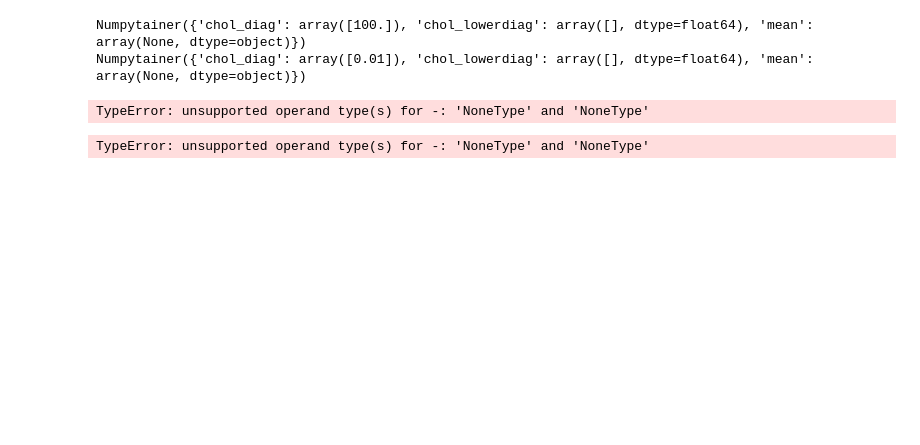
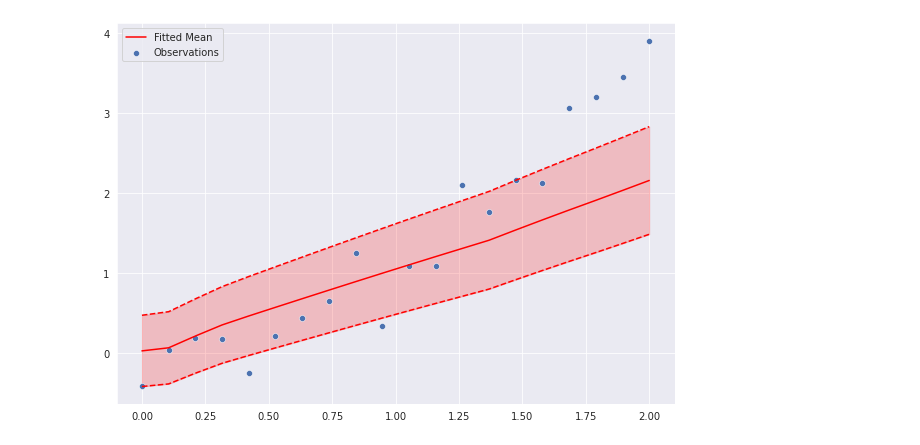
Before and after one commit to MABilton/approx_post, a Jupyter notebook: examples/amortised_example.ipynb, the cells around one changed output. Drawn from its saved outputs; the diff is of its cells as text; code cells hidden in the pictures; blank space fills up the shorter version.

Commit message:
Neural network functionality added (yet to be comprehensively tested.

```diff
--- a/examples/amortised_example.ipynb
+++ b/examples/amortised_example.ipynb
@@ -39,4 +42,5 @@ plt.show()
 # %%
 # Create Gaussian approximate distribution:
-approx = ApproximateDistribution.gaussian(ndim)
-approx = AmortisedApproximation.nn(approx, ndim)
+prngkey = jax.random.PRNGKey(21)
+approx_dist = approx.Gaussian(ndim, var_bounds = (None, 1))
+amortised_dist = amortised.NeuralNetwork(approx_dist, ndim, prngkey, num_layers=5, width=10, activation='relu')
@@ -50,15 +52,19 @@ joint = JointDistribution.from_model(model, noise_cov, prior_mean, prior_cov, mo
 # %%
-loss = reverse_kl(approx, joint, use_reparameterisation=True)
-# Need to flatten data along num_obs dimension:
-approx = approx.fit(loss, data.reshape(-1, ndim), verbose=True)
+# prngkey = jax.random.PRNGKey(20)
+# loss = losses.ReverseKL(joint_dist, use_reparameterisation=True)
+# optimiser = optimisers.Adam()
+# optimiser.fit(amortised_dist, loss, data, prngkey, verbose=True)
-# %% [output]
-Numpytainer({'chol_diag': array([100.]), 'chol_lowerdiag': array([], dtype=float64), 'mean': array(None, dtype=object)})
-Numpytainer({'chol_diag': array([0.01]), 'chol_lowerdiag': array([], dtype=float64), 'mean': array(None, dtype=object)})
-TypeError: unsupported operand type(s) for -: 'NoneType' and 'NoneType'
-# %%
-from arraytainers import Numpytainer
-
-A = Numpytainer({'chol_lowerdiag': np.array([]), 'mean': np.array(None, dtype=object)})
-B = Numpytainer({'chol_lowerdiag': np.array([]), 'mean': np.array(None, dtype=object)})
-# %% [output]
-TypeError: unsupported operand type(s) for -: 'NoneType' and 'NoneType'
+# %%
+theta_vals = jnp.linspace(0, 2, num_batch)
+pred_phi = amortised_dist.phi(theta_vals[:,None])
+pred_mean, pred_cov = pred_phi['mean'].squeeze(), pred_phi['chol_diag'].squeeze()**2
+mean_plus_cov = pred_mean+pred_cov
+mean_minus_cov = pred_mean-pred_cov
+ax = sns.lineplot(x=theta_vals, y=pred_mean, label=f"Fitted Mean", color='red')
+sns.lineplot(x=theta_vals, y=mean_plus_cov, color='red', linestyle='--')
+sns.lineplot(x=theta_vals, y=mean_minus_cov, color='red', linestyle='--')
+ax.fill_between(theta_vals, mean_minus_cov, mean_plus_cov, color="red", alpha=0.2)
+sns.scatterplot(x=theta_vals, y=data[:,0], label=f"Observations")
+plt.show()
+# %% [output]
+[figure, added]
```
Also changed, not shown: parts of 8 cells of this notebook, 5 other files.
